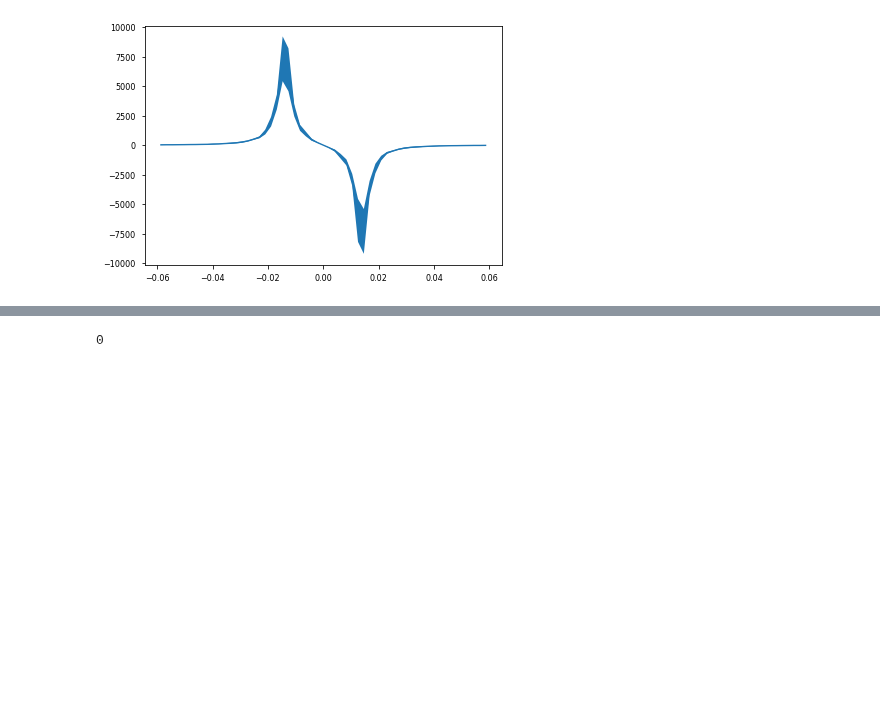
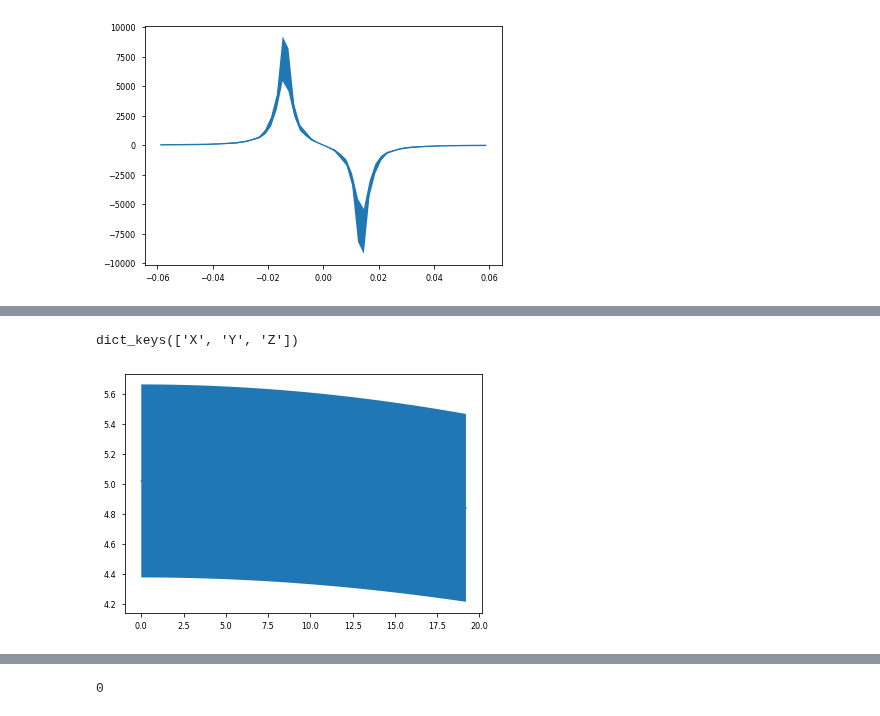
Before and after one commit to jannisgebbo/langevinA, a Jupyter notebook: jupyter_notebooks/superpaper3/ModelG_spectral_function.ipynb, the cells around one changed output, grey strips where cells are left out. Drawn from its saved outputs; the diff is of its cells as text; code cells hidden in the pictures; blank space fills up the shorter version.

```diff
--- a/jupyter_notebooks/ModelG_spectral_function.ipynb
+++ b/jupyter_notebooks/superpaper3/ModelG_spectral_function.ipynb
@@ -149,3 +152,13 @@ plotter.plot(data64,"OtOttpFourier","A_phi", imOrReal = np.imag)
+# %%
+data64.load("wallF","A")
+# %%
+data64.wallF.keys()
+# %% [output]
+dict_keys(['X', 'Y', 'Z'])
+# %%
+plotter.plot(data64, "OtOttp","A")
+# %% [output]
+[figure, added]
 # %%
 plotter.plot(data1,"OtOttp","A")
 # %% [output]
```
Also changed, not shown: parts of 5 cells of this notebook, 5 other files.
